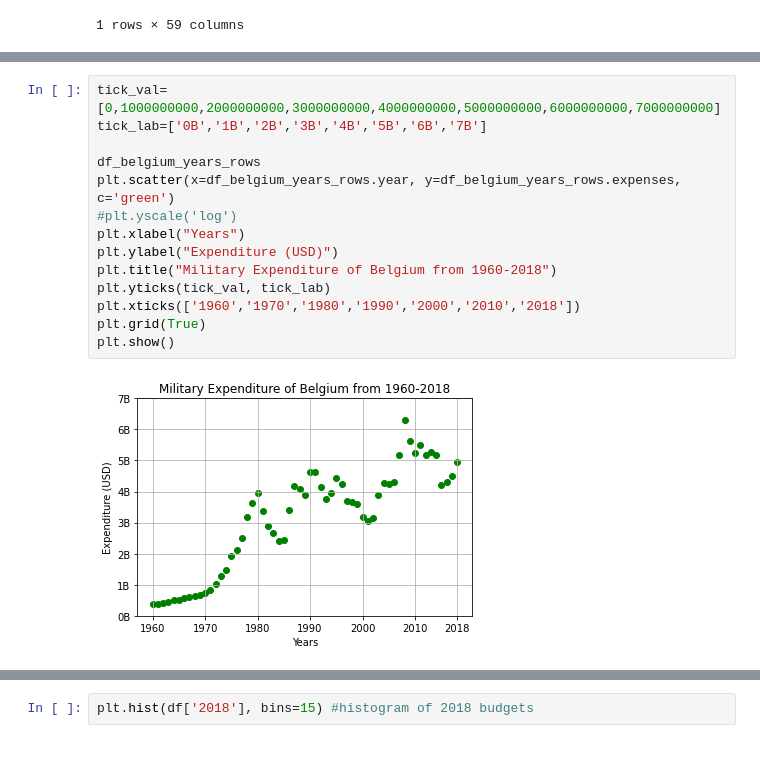
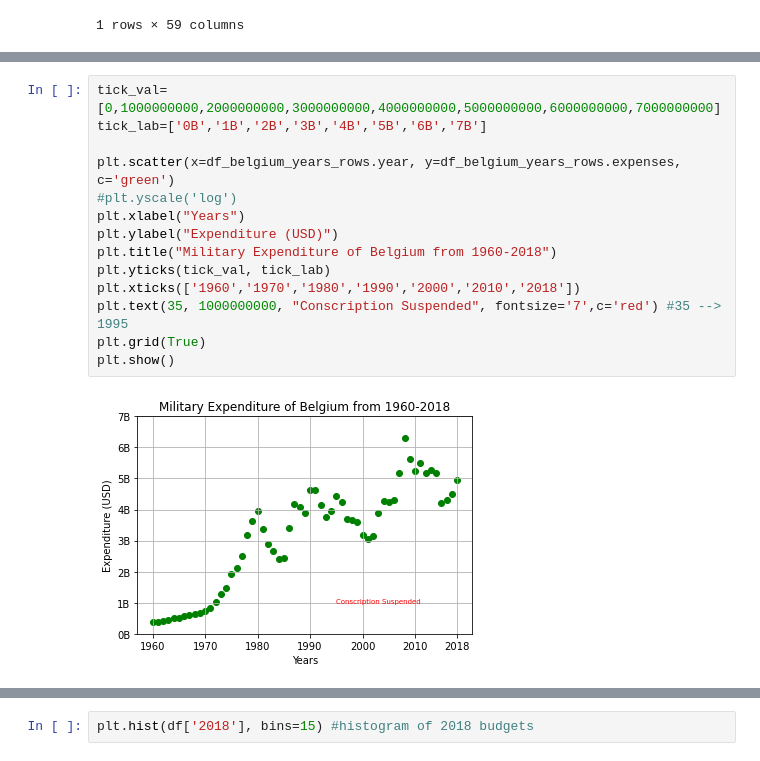
Before and after one commit to stijnverpoest/BRICS-economy, a Jupyter notebook: Military Spending.ipynb, the cells around one changed output, grey strips where cells are left out. Cells and saved outputs as stored; diff of their text form.

Commit message:
Plot improvement

```diff
--- a/Military Spending.ipynb
+++ b/Military Spending.ipynb
@@ -76,19 +55,19 @@ text(x, y, s, fontdict=None, **kwargs)
 # %%
 tick_val= [0,1000000000,2000000000,3000000000,4000000000,5000000000,6000000000,7000000000]
 tick_lab=['0B','1B','2B','3B','4B','5B','6B','7B']
 
-df_belgium_years_rows
 plt.scatter(x=df_belgium_years_rows.year, y=df_belgium_years_rows.expenses, c='green')
 #plt.yscale('log')
 plt.xlabel("Years")
 plt.ylabel("Expenditure (USD)")
 plt.title("Military Expenditure of Belgium from 1960-2018")
 plt.yticks(tick_val, tick_lab)
 plt.xticks(['1960','1970','1980','1990','2000','2010','2018'])
+plt.text(35, 1000000000, "Conscription Suspended", fontsize='7',c='red') #35 --> 1995
 plt.grid(True)
 plt.show()
 # %% [output]
-[figure, old version]
+[figure, new version]
 # %%
 plt.plot(df_belgium_years_rows.year, df_belgium_years_rows.expenses)
 plt.show()
```
Also changed, not shown: parts of 3 cells of this notebook.
